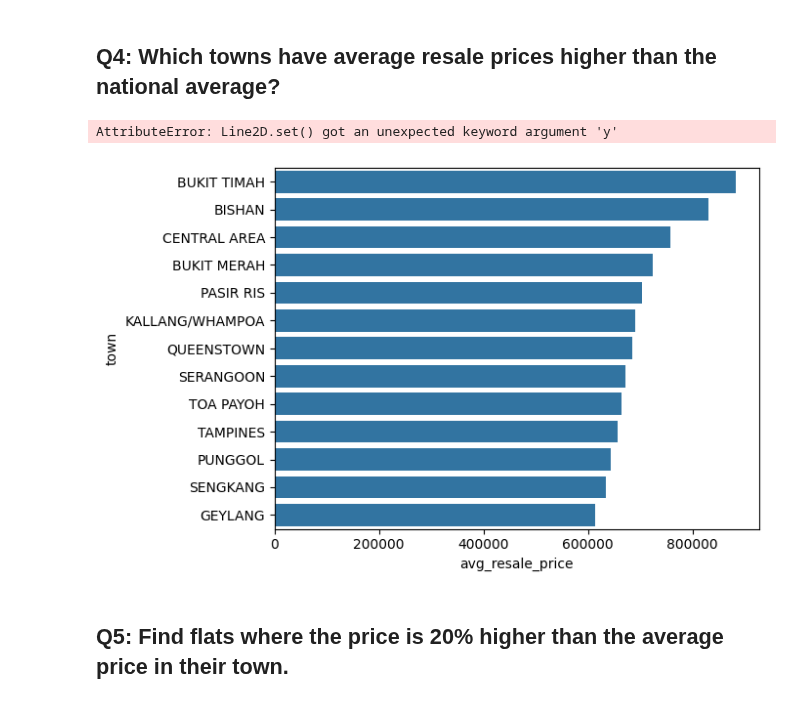
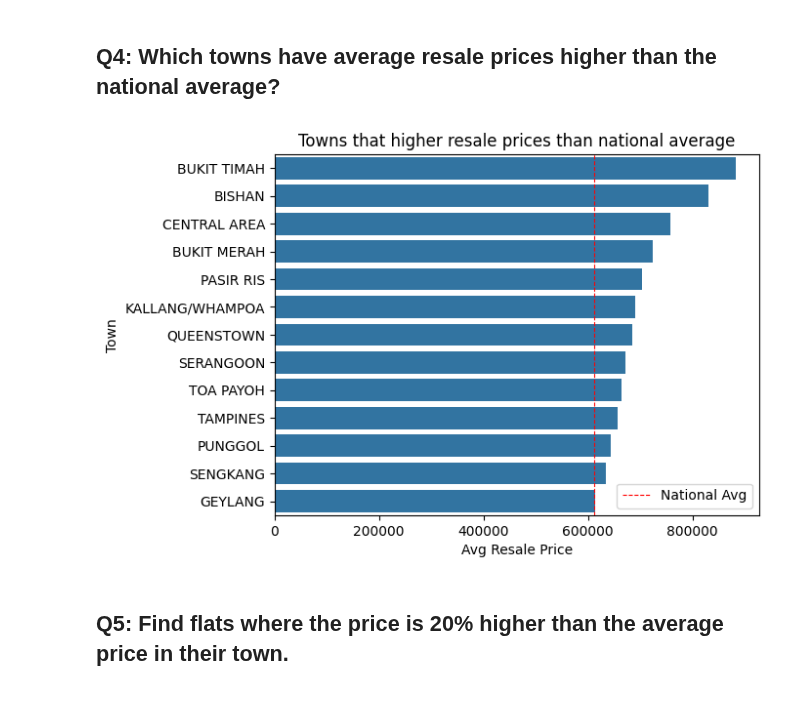
Before and after one commit to KaungSiThu-Sallius/Singapore-HDB-Price-Analysis, a Jupyter notebook: main.ipynb, the cells around one changed output. Drawn from its saved outputs; the diff is of its cells as text; code cells hidden in the pictures.

```diff
--- a/main.ipynb
+++ b/main.ipynb
@@ -96,12 +96,15 @@ query2 = 'select avg(resale_price) as avg_price from flat_data'
 result = pd.read_sql(query, conn)
 result2 = pd.read_sql(query2, conn)
 # %%
-sns.barplot(data=result, y=result['town'], x=result['avg_resale_price'])
-plt.axvline(y=result2['avg_price'][0], color='red', linestyle='--', linewidth=0.4, label='National Avg')
+sns.barplot(data=result, y='town', x='avg_resale_price')
+plt.axvline(x=result2['avg_price'][0], color='red', linestyle='--', linewidth=0.8, label='National Avg')
+plt.title('Towns that higher resale prices than national average')
+plt.xlabel('Avg Resale Price')
+plt.ylabel('Town')
 plt.legend()
+plt.show()
 # %% [output]
-AttributeError: Line2D.set() got an unexpected keyword argument 'y'
-[figure, old version]
+[figure, new version]
 # %% [markdown]
 ## Q5: Find flats where the price is 20% higher than the average price in their town.
 # %%
```
Also changed, not shown: parts of 2 cells of this notebook.
